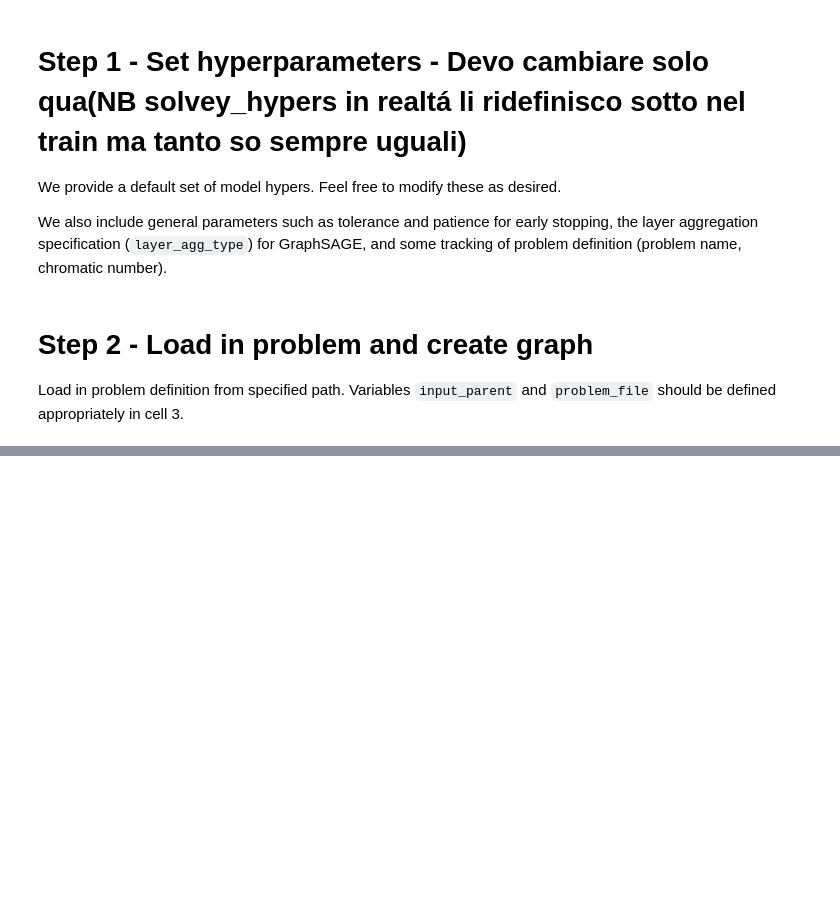
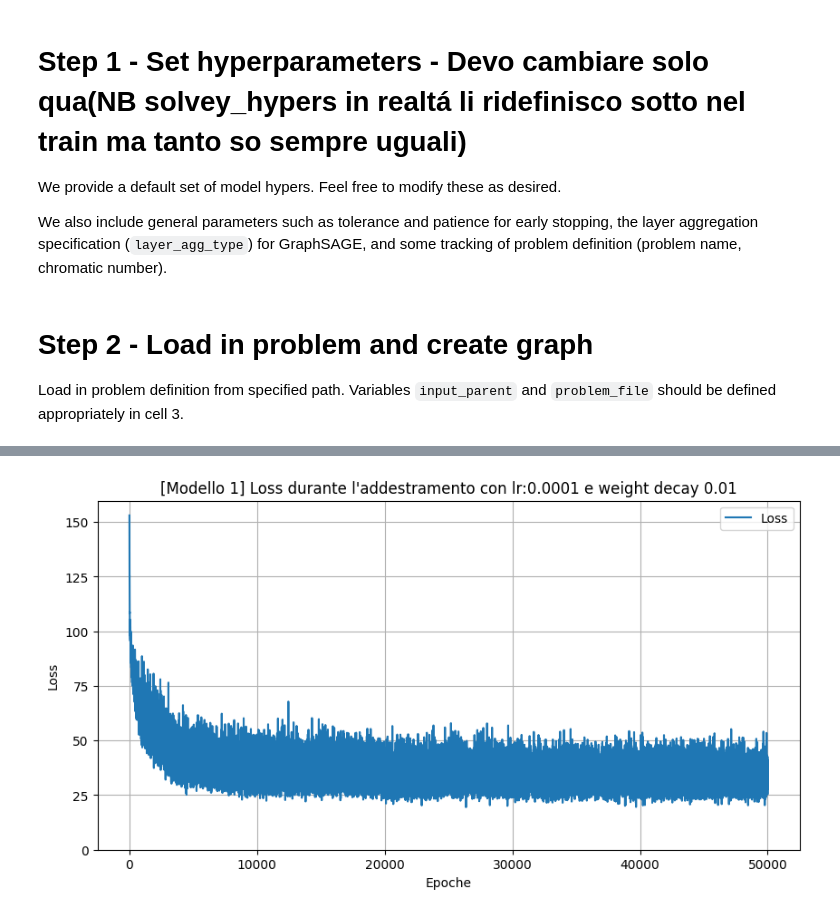
Before and after one commit to BafioZoppi/Esamge_Giagu, a Jupyter notebook: MULTIPLE_SAGE_best_model_coloring_9x9_giustiPARAM.ipynb, the cells around one changed output, grey strips where cells are left out. Cells and saved outputs as stored; diff of their text form; code cells hidden in the pictures; blank space fills up the shorter version.

```diff
--- a/MULTIPLE_SAGE_best_model_coloring_9x9_giustiPARAM.ipynb
+++ b/MULTIPLE_SAGE_best_model_coloring_9x9_giustiPARAM.ipynb
@@ -621,19 +679,3 @@ def err_gen(coloring):
 err = err_gen(best_coloring)
 print(f'Numero di link: {err[0]}   Hard cost: {err[1]}')
 print(f'errore = {err[2] * 100:.3f}.%')
-# %%
-## Addestro più reti
-
-loss_collection = []
-cost_collection = []
-err_collection = []
-
-NUM_MODELLI = 10
-
-for j in range(NUM_MODELLI):
-    net = GraphSAGE(data, dim_embedding, hidden_dim, number_classes, dropout)
-    net.to(TORCH_DEVICE)
-    _, loss_vector_story, hard_cost_vector_story, best_coloring = trainCycle(j)
-    loss_collection.append(loss_vector_story)
-    cost_collection.append(hard_cost_vector_story)
-    err_collection.append(err_gen(best_coloring))
@@ -639,0 +685,67 @@ for j in range(NUM_MODELLI):
+# %%
+## Addestro più reti
+
+#loss_collection = []
+#cost_collection = []
+err_collection = []
+
+NUM_MODELLI = 10
+
+for j in range(1,NUM_MODELLI):
+    net = GraphSAGE(data, dim_embedding, hidden_dim, number_classes, dropout)
+    net.to(TORCH_DEVICE)
+    model, loss_vector_story, hard_cost_vector_story, best_coloring = trainCycle(j)
+    #loss_collection.append(loss_vector_story)
+    #cost_collection.append(hard_cost_vector_story)
+    model_path = 'SAGE_best_model_coloring_9X9_Network_{j}.pth'
+    torch.save(model, model_path)
+
+    err_collection.append(err_gen(best_coloring))
+
+    loss_vector_story_array=np.array(loss_vector_story)
+    hard_cost_vector_story_array= np.array(hard_cost_vector_story)
+
+    plt.figure(figsize=(10, 5))
+    plt.plot(range((loss_vector_story_array.shape[0])), loss_vector_story_array, label='Loss')
+    plt.title(f'[Modello {j}] Loss durante l\'addestramento con lr:0.0001 e weight decay 0.01')
+    plt.xlabel('Epoche')
+    plt.ylabel('Loss')
+    plt.yticks(range(0, math.floor(max(loss_vector_story)) + 1, 25))
+    plt.legend()
+    plt.grid()
+    plt.show()
+
+    # Traccio il grafico della loss nelle prime 500 epoche
+
+    plt.figure(figsize=(10, 5))
+    plt.plot(range((loss_vector_story_array.shape[0])), loss_vector_story_array, label='Loss')
+    plt.title(f'[Modello {j}] Loss durante l\'addestramento per le prime 500 epoche')
+    plt.xlabel('Epoche')
+    plt.ylabel('Loss')
+    plt.xlim(0,500)
+    plt.yticks(range(0, math.floor(max(loss_vector_story)) + 1, 25))              #prendo il massimo di questa lista(loss_vector_story) e lo rendo un numero
+    plt.legend()
+    plt.grid()
+    plt.show()
+
+    plt.figure(figsize=(10, 5))
+    plt.plot(range((hard_cost_vector_story_array.shape[0])), hard_cost_vector_story, label='Loss')
+    plt.title(f'[Modello {j}] Costo discreto durante l\'addestramento con lr:0.0001 e weight decay 0.01')
+    plt.xlabel('Epoche')
+    plt.ylabel('Costo discreto')
+    plt.yticks(range(0, max(hard_cost_vector_story) + 10, 25))
+    plt.legend()
+    plt.grid()
+    plt.show()
+
+    plt.figure(figsize=(10, 5))
+    plt.plot(range((hard_cost_vector_story_array.shape[0])), hard_cost_vector_story, label='Loss')
+    plt.title(f'[Modello {j}] Costo discreto durante l\'addestramento per le prime 500 epoche')
+    plt.xlabel('Epoche')
+    plt.ylabel('Costo discreto')
+    plt.yticks(range(0, max(hard_cost_vector_story) + 10, 25))
+    plt.xlim(0,500)
+    plt.legend()
+    plt.grid()
+    plt.show()
+# %% [output]
@@ -639,0 +769 @@ for j in range(NUM_MODELLI):
+[figure, added]
```
Also changed, not shown: parts of 24 cells of this notebook.
